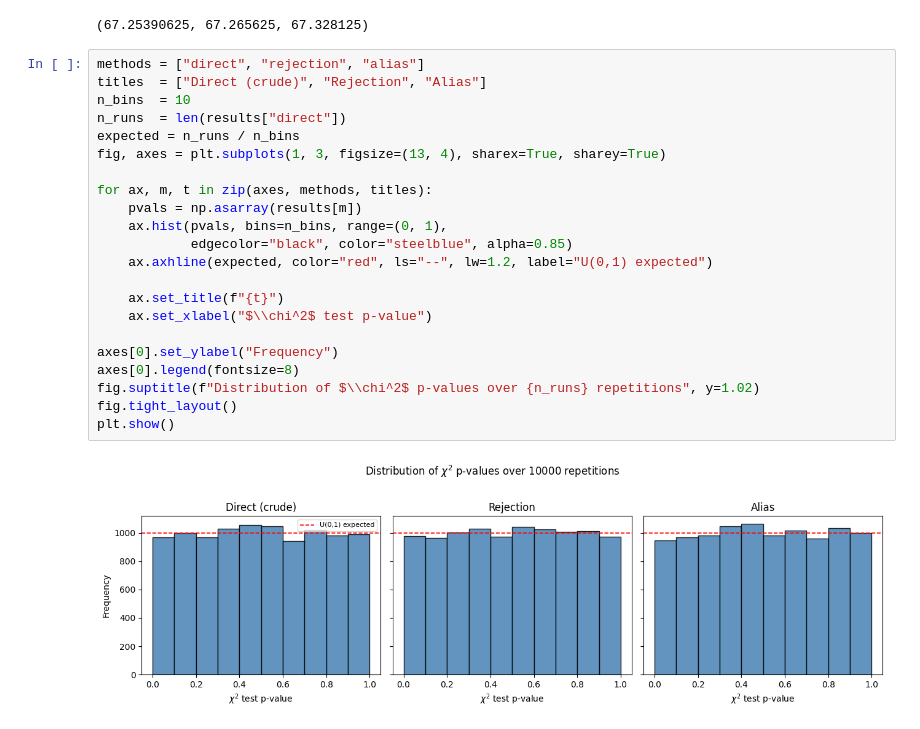
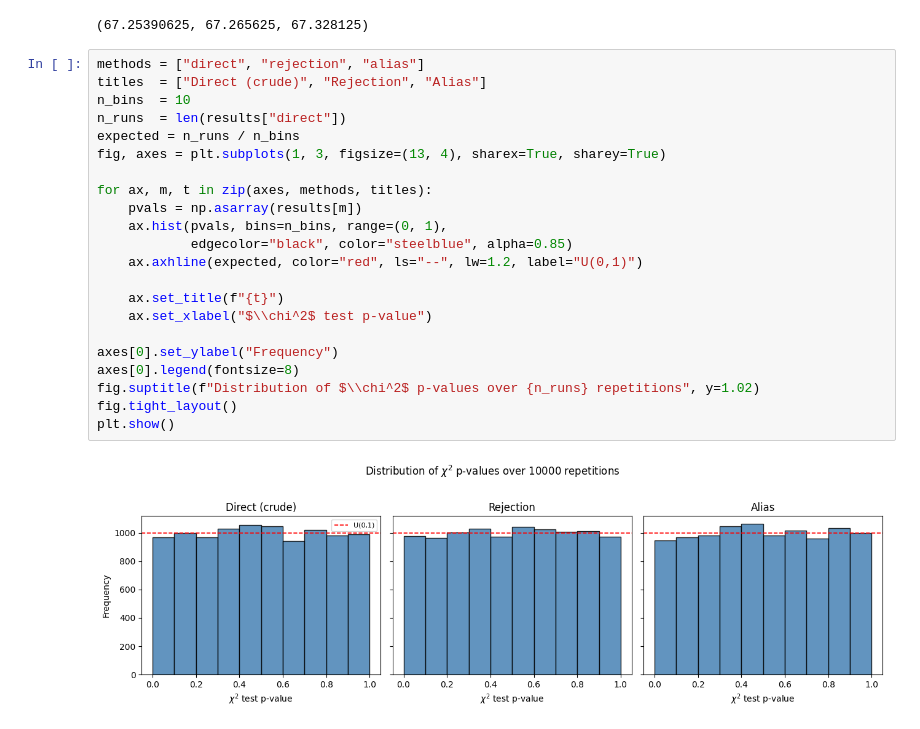
Before and after one commit to s224399/Stoc_sim_2k26, a Jupyter notebook: Exercises(week_1)/Rasmus/Day_2.ipynb, the cells around one changed output. Saved outputs shown, nothing was run; the diff lists cells and outputs as text.

```diff
--- a/Exercises(week_1)/Rasmus/Day_2.ipynb
+++ b/Exercises(week_1)/Rasmus/Day_2.ipynb
@@ -193,24 +193,24 @@ mem_alias,mem_rej,mem_direct
 # %%
 methods = ["direct", "rejection", "alias"]
 titles  = ["Direct (crude)", "Rejection", "Alias"]
 n_bins  = 10
 n_runs  = len(results["direct"])
 expected = n_runs / n_bins
 fig, axes = plt.subplots(1, 3, figsize=(13, 4), sharex=True, sharey=True)
 
 for ax, m, t in zip(axes, methods, titles):
     pvals = np.asarray(results[m])
     ax.hist(pvals, bins=n_bins, range=(0, 1),
             edgecolor="black", color="steelblue", alpha=0.85)
-    ax.axhline(expected, color="red", ls="--", lw=1.2, label="U(0,1) expected")
+    ax.axhline(expected, color="red", ls="--", lw=1.2, label="U(0,1)")
 
     ax.set_title(f"{t}")
     ax.set_xlabel("$\\chi^2$ test p-value")
 
 axes[0].set_ylabel("Frequency")
 axes[0].legend(fontsize=8)
 fig.suptitle(f"Distribution of $\\chi^2$ p-values over {n_runs} repetitions", y=1.02)
 fig.tight_layout()
 plt.show()
 # %% [output]
-[figure, old version]
+[figure, new version]
```
Also changed, not shown: 6 other files.
